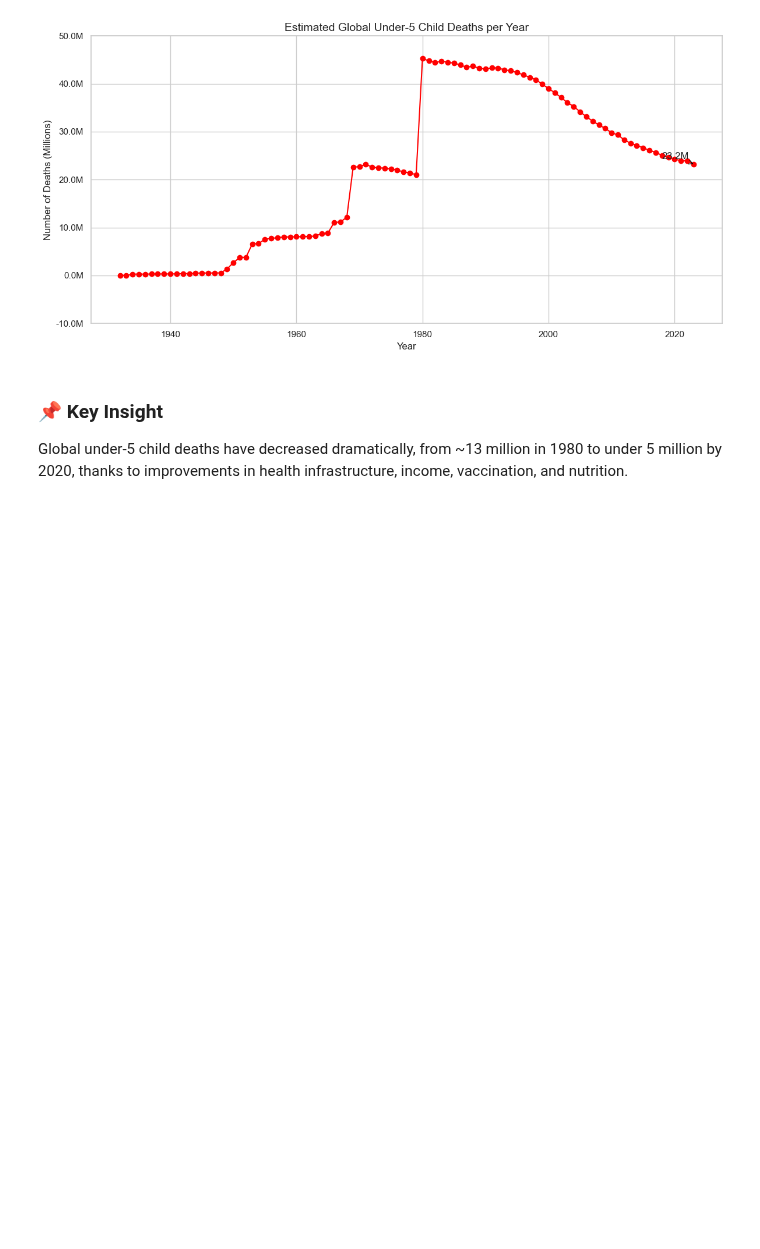
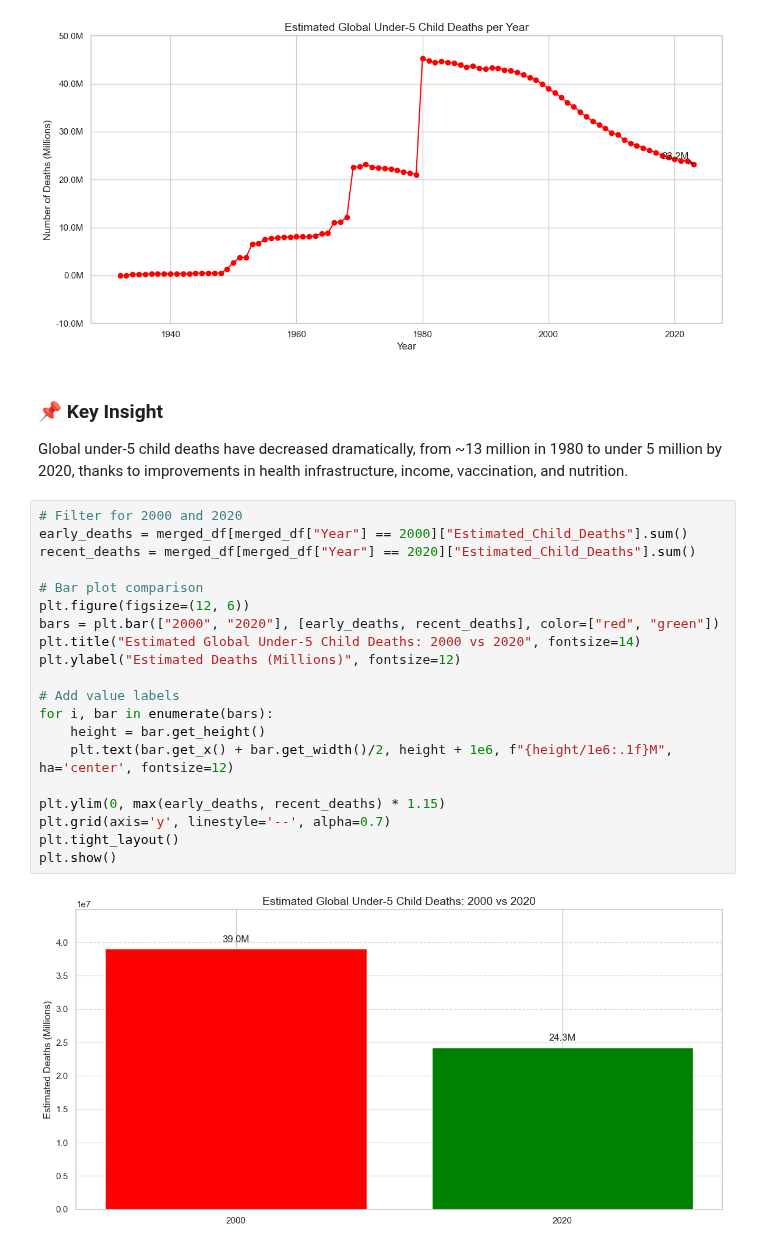
Before and after one commit to GreycinKim/DataScienceProjects, a Jupyter notebook: tetanus/Global_Child_Mortality_Analysis.ipynb, the cells around one changed output. Saved outputs shown, nothing was run; the diff lists cells and outputs as text; blank space fills up the shorter version.

```diff
--- a/tetanus/Global_Child_Mortality_Analysis.ipynb
+++ b/tetanus/Global_Child_Mortality_Analysis.ipynb
@@ -71,3 +71,25 @@ plt.show()
 ### 📌 Key Insight
 
 Global under-5 child deaths have decreased dramatically, from ~13 million in 1980 to under 5 million by 2020, thanks to improvements in health infrastructure, income, vaccination, and nutrition.
+# %%
+# Filter for 2000 and 2020
+early_deaths = merged_df[merged_df["Year"] == 2000]["Estimated_Child_Deaths"].sum()
+recent_deaths = merged_df[merged_df["Year"] == 2020]["Estimated_Child_Deaths"].sum()
+
+# Bar plot comparison
+plt.figure(figsize=(12, 6))
+bars = plt.bar(["2000", "2020"], [early_deaths, recent_deaths], color=["red", "green"])
+plt.title("Estimated Global Under-5 Child Deaths: 2000 vs 2020", fontsize=14)
+plt.ylabel("Estimated Deaths (Millions)", fontsize=12)
+
+# Add value labels
+for i, bar in enumerate(bars):
+    height = bar.get_height()
+    plt.text(bar.get_x() + bar.get_width()/2, height + 1e6, f"{height/1e6:.1f}M", ha='center', fontsize=12)
+
+plt.ylim(0, max(early_deaths, recent_deaths) * 1.15)
+plt.grid(axis='y', linestyle='--', alpha=0.7)
+plt.tight_layout()
+plt.show()
+# %% [output]
+[figure, added]
```
Also changed, not shown: parts of 1 cell of this notebook, 4 other files.
